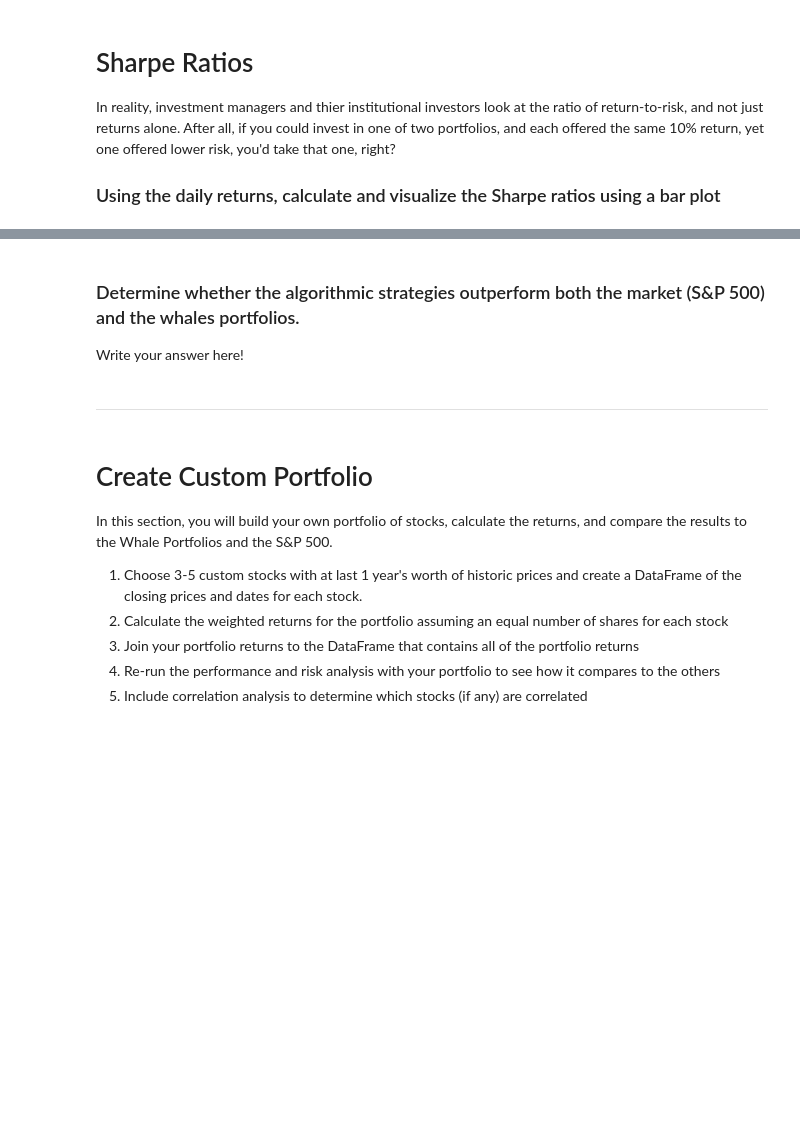
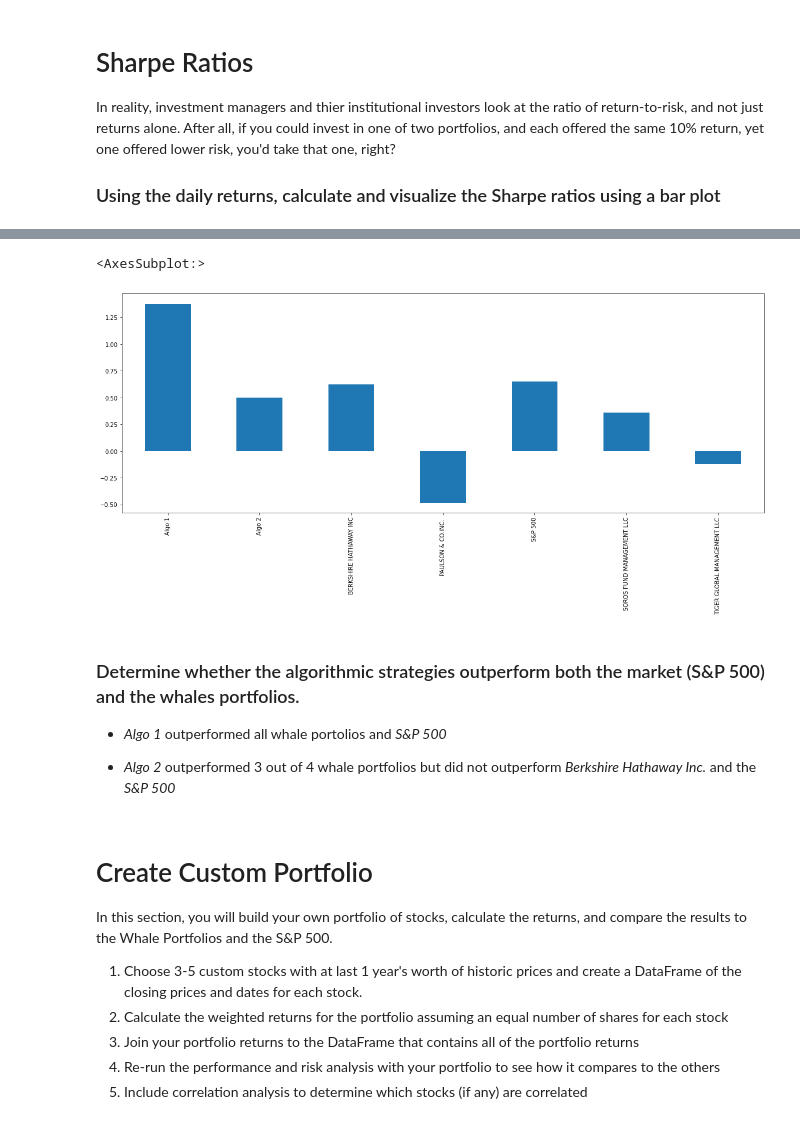
Before and after one commit to Alacrity01/pandas-homework, a Jupyter notebook: whale_analysis.ipynb, the cells around one changed output, grey strips where cells are left out. Drawn from its saved outputs; the diff is of its cells as text; code cells hidden in the pictures; blank space fills up the shorter version.

```diff
--- a/whale_analysis.ipynb
+++ b/whale_analysis.ipynb
@@ -486,3 +471,6 @@ Series([], dtype: float64)
 ### Calculate the Annualized Standard Deviation
 # %%
 # Calculate the annualized standard deviation (252 trading days)
+annualized_std = combined_returns.std() * np.sqrt(252)
+annualized_std.sort_values(inplace=True)
+annualized_std
@@ -534,2 +565,4 @@ In reality, investment managers and thier institutional investors look at the ra
 # %%
 # Annualized Sharpe Ratios
+annualized_sharpe_ratio = (combined_returns.mean() * 252) / annualized_std
+annualized_sharpe_ratio
@@ -536,11 +578,15 @@ In reality, investment managers and thier institutional investors look at the ra
 # %%
 # Visualize the sharpe ratios as a bar plot
+annualized_sharpe_ratio.plot(kind='bar',figsize=(20,7))
+# %% [output]
+<AxesSubplot:>
+[figure, added]
 # %% [markdown]
 ### Determine whether the algorithmic strategies outperform both the market (S&P 500) and the whales portfolios.
 
-Write your answer here!
+- *Algo 1* outperformed all whale portolios and *S&P 500*
+
+- *Algo 2* outperformed 3 out of 4 whale portfolios but did not outperform *Berkshire Hathaway Inc.* and the *S&P 500*
-# %% [markdown]
----
 # %% [markdown]
 # Create Custom Portfolio
 
```
Also changed, not shown: parts of 48 cells of this notebook.
